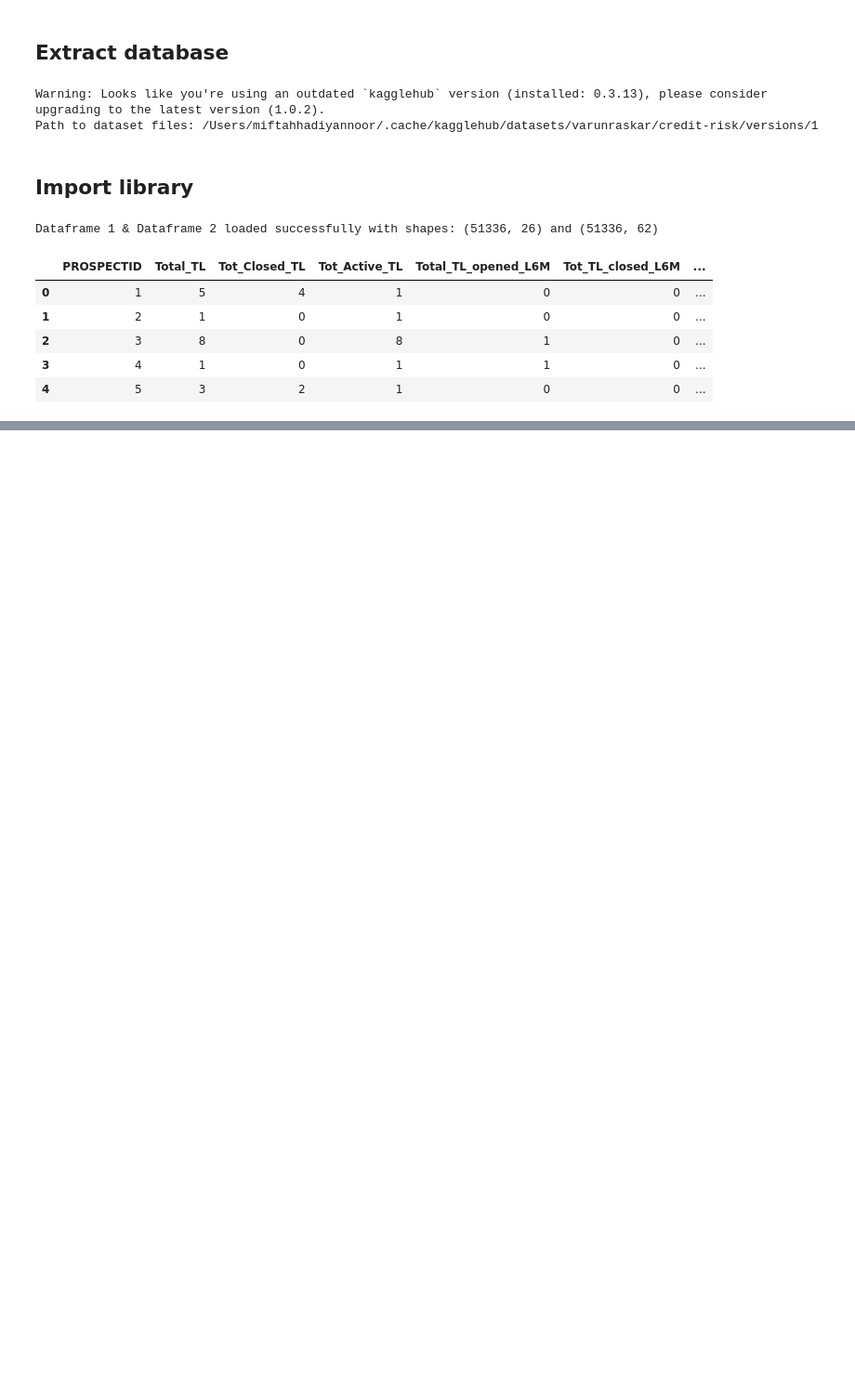
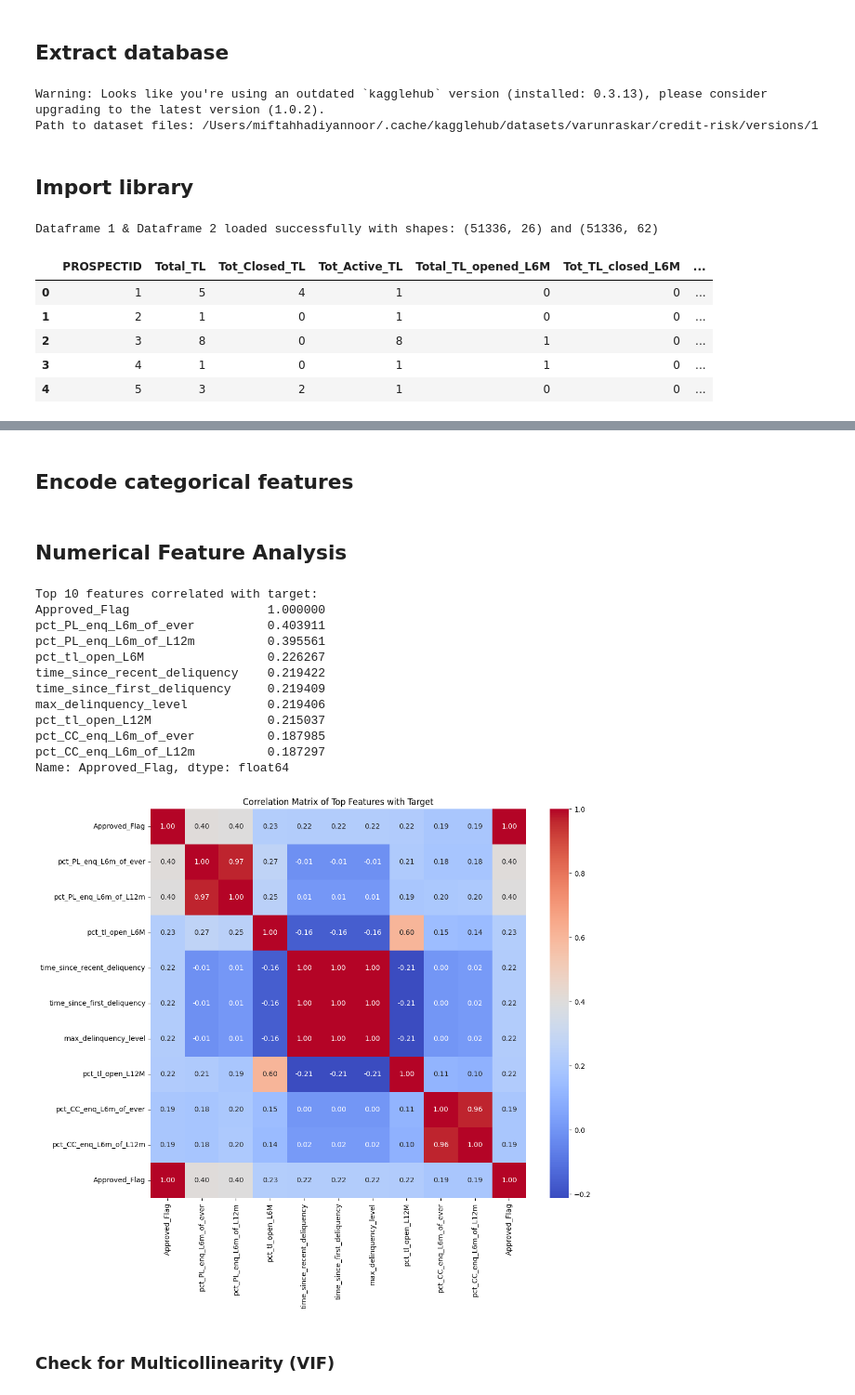
Before and after one commit to Mipjeiger/Credit-Risk-Analyst, a Jupyter notebook: notebooks/01_eda.ipynb, the cells around one changed output, grey strips where cells are left out. Shown at 93% size. Drawn from its saved outputs; the diff is of its cells as text; code cells hidden in the pictures; blank space fills up the shorter version.

```diff
--- a/notebooks/01_eda.ipynb
+++ b/notebooks/01_eda.ipynb
@@ -53,0 +184,12 @@ df_2.head()
+# %%
+# Apply Flag scoring for categorical columns
+chi2_results = {}
+for col in categorical:
+    contingency_table = pd.crosstab(df[col], df['Approved_Flag'])
+    chi2, p, dof, expected = chi2_contingency(contingency_table)
+    chi2_results[col] = {'chi2': chi2, 'p-value': p}
+    print(f"{col}: Chi2={chi2:2f}, p={p:.2e}")
+
+# Identify significant categorical features (p < 0.05)
+significant_categorical = [col for col, result in chi2_results.items() if result['p-value'] < 0.05]
+print(f"\nSignificant categorical features (p < 0.05): {significant_categorical}")
@@ -53,0 +204,49 @@ df_2.head()
+# %% [markdown]
+## Encode categorical features
+# %%
+from sklearn.preprocessing import LabelEncoder, StandardScaler
+
+df_encoded = df.copy()
+
+# Encode categorical features
+label_encoders = {}
+for col in significant_categorical:
+    le = LabelEncoder()
+    df_encoded[col] = le.fit_transform(df_encoded[col])
+    label_encoders[col] = le
+
+# Encode for approved_flag for p1 = 1, p2 = 2, p3 = 3, p4 = 4
+for col in df_encoded['Approved_Flag'].unique():
+    df_encoded['Approved_Flag'] = df_encoded['Approved_Flag'].replace({col: int(col[-1])})
+# %% [markdown]
+## Numerical Feature Analysis
+# %%
+numerical_cols = [col for col in numeric if col not in ['PROSPECTID', 'Approved_Flag']]
+
+# Check correlation with target
+correlation_with_target = df_encoded[numerical_cols + ['Approved_Flag']].corr()['Approved_Flag'].sort_values(ascending=False)
+print("\nTop 10 features correlated with target:")
+print(correlation_with_target.head(10))
+
+# Visualize correlation matrix for top features
+top_features = correlation_with_target.head(10).index.tolist()
+plt.figure(figsize=(12, 10))
+sns.heatmap(df_encoded[top_features + ['Approved_Flag']].corr(), annot=True, cmap='coolwarm', fmt=".2f")
+plt.title("Correlation Matrix of Top Features with Target")
+plt.show()
+# %% [output]
+Top 10 features correlated with target:
+Approved_Flag                   1.000000
+pct_PL_enq_L6m_of_ever          0.403911
+pct_PL_enq_L6m_of_L12m          0.395561
+pct_tl_open_L6M                 0.226267
+time_since_recent_deliquency    0.219422
+time_since_first_deliquency     0.219409
+max_delinquency_level           0.219406
+pct_tl_open_L12M                0.215037
+pct_CC_enq_L6m_of_ever          0.187985
+pct_CC_enq_L6m_of_L12m          0.187297
+Name: Approved_Flag, dtype: float64
+[figure, added]
+# %% [markdown]
+### Check for Multicollinearity (VIF)
```
Also changed, not shown: parts of 29 cells of this notebook, 1 other file.
